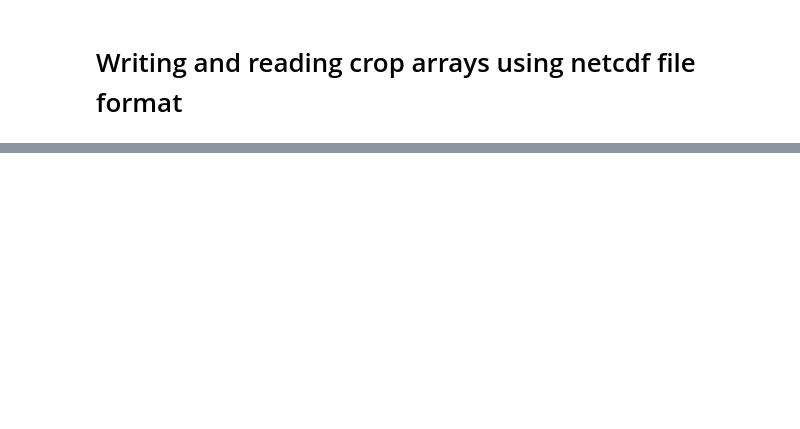
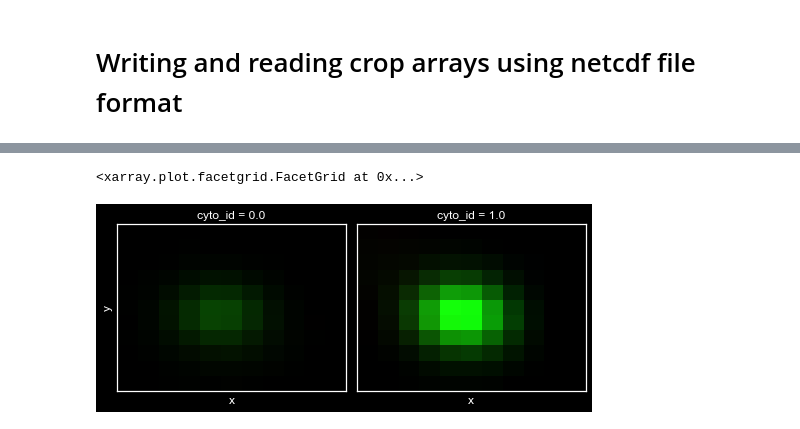
Before and after one commit to Colorado-State-University-Stasevich-Lab/croparray, a Jupyter notebook: notebooks/ToolDevelopment.ipynb, the cells around one changed output, grey strips where cells are left out. Saved outputs shown, nothing was run; the diff lists cells and outputs as text; code cells hidden in the pictures; blank space fills up the shorter version.

```diff
--- a/notebooks/ToolDevelopment.ipynb
+++ b/notebooks/ToolDevelopment.ipynb
@@ -383,0 +379,8 @@ Data variables:
+# %%
+# Now let's look at the spots in/over the cytoplasm: can tell translation signal is way higher:
+my_ids= np.unique(my_ca.cytoid)
+cells = xr.concat([best_z_bg.where(my_ca.cytoid==i) for i in my_ids],dim=pd.Index(my_ids, name='cyto_id')).to_dataset()
+cells.int.sel(ch=[1,2,3]).mean(dim=['t','n','fov']).plot.imshow(col='cyto_id', rgb='ch',cmap='gray',xticks=[],yticks=[],vmin=0,vmax=30000)
+# %% [output]
+<xarray.plot.facetgrid.FacetGrid at 0x...>
+[figure, added]
```
Also changed, not shown: parts of 32 cells of this notebook, 11 other files.
